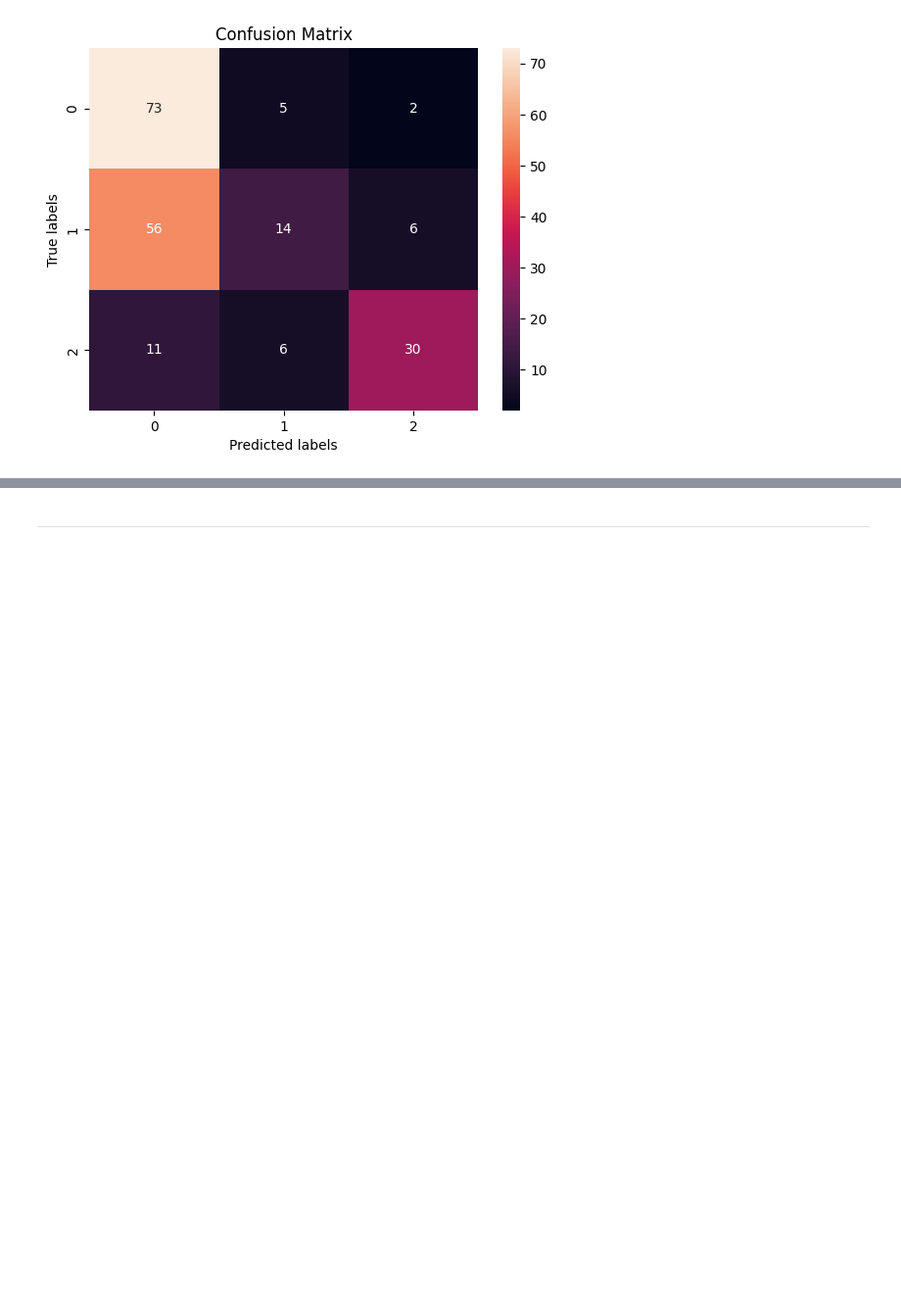
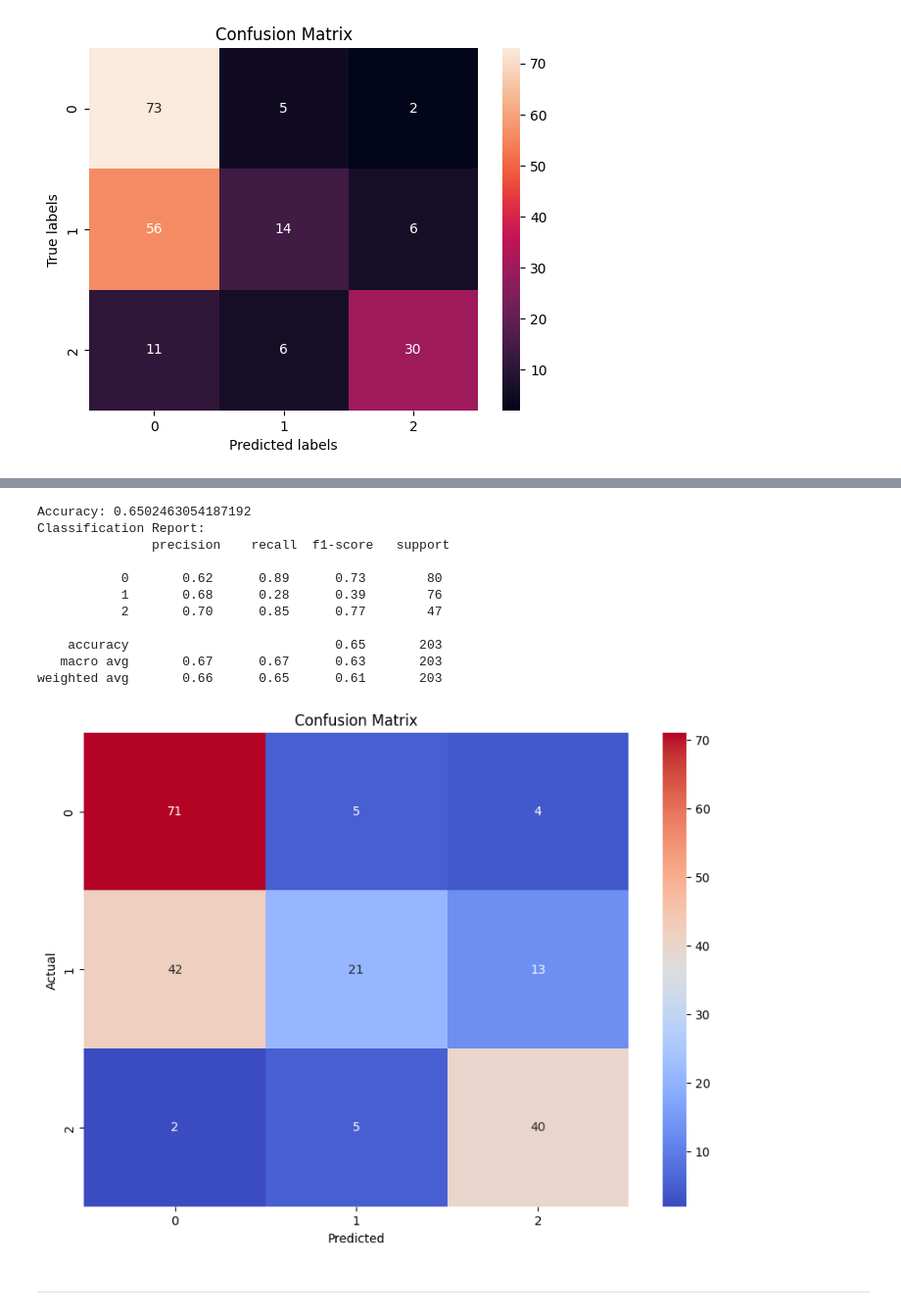
Before and after one commit to JunpengWen/CSI4106, a Jupyter notebook: CSI4106_A2.ipynb, the cells around one changed output, grey strips where cells are left out. Shown at 98% size. Drawn from its saved outputs; the diff is of its cells as text; code cells hidden in the pictures; blank space fills up the shorter version.

```diff
--- a/CSI4106_A2.ipynb
+++ b/CSI4106_A2.ipynb
@@ -256,3 +268,55 @@ weighted avg       0.60      0.58      0.53       203
+# %%
+#Separate the features and the target variable.
+data = pd.read_csv(url)
+X = data[['Age', 'SystolicBP', 'DiastolicBP', 'BS', 'BodyTemp', 'HeartRate']]
+y = data['RiskLevel']
+
+#Standardize the features to improve the performance of the logistic regression model.
+from sklearn.preprocessing import StandardScaler
+scaler = StandardScaler()
+X_train = scaler.fit_transform(X_train)
+X_test = scaler.transform(X_test)
+
+#Create and train the logistic regression model.
+from sklearn.linear_model import LogisticRegression
+model = LogisticRegression(random_state=42)
+model.fit(X_train, y_train)
+
+#Make predictions using the testing data.
+y_pred = model.predict(X_test)
+
+from sklearn.metrics import accuracy_score, confusion_matrix, classification_report
+
+print("Accuracy:", accuracy_score(y_test, y_pred))
+print("Classification Report:\n", classification_report(y_test, y_pred))
+
+from sklearn.metrics import confusion_matrix
+import seaborn as sns
+import matplotlib.pyplot as plt
+
+# Generate the confusion matrix
+cm = confusion_matrix(y_test, y_pred)
+
+# Plot the confusion matrix using a heatmap
+plt.figure(figsize=(10,7))
+sns.heatmap(cm, annot=True, fmt='g', cmap='coolwarm')
+plt.title('Confusion Matrix')
+plt.xlabel('Predicted')
+plt.ylabel('Actual')
+plt.show()
+# %% [output]
+Accuracy: 0.6502463054187192
+Classification Report:
+               precision    recall  f1-score   support
+
+           0       0.62      0.89      0.73        80
+           1       0.68      0.28      0.39        76
+           2       0.70      0.85      0.77        47
+
+    accuracy                           0.65       203
+   macro avg       0.67      0.67      0.63       203
+weighted avg       0.66      0.65      0.61       203
+[figure, added]
 # %% [markdown]
 --------------------------------------------------------------------------
 # %% [markdown]
```
Also changed, not shown: parts of 16 cells of this notebook.
